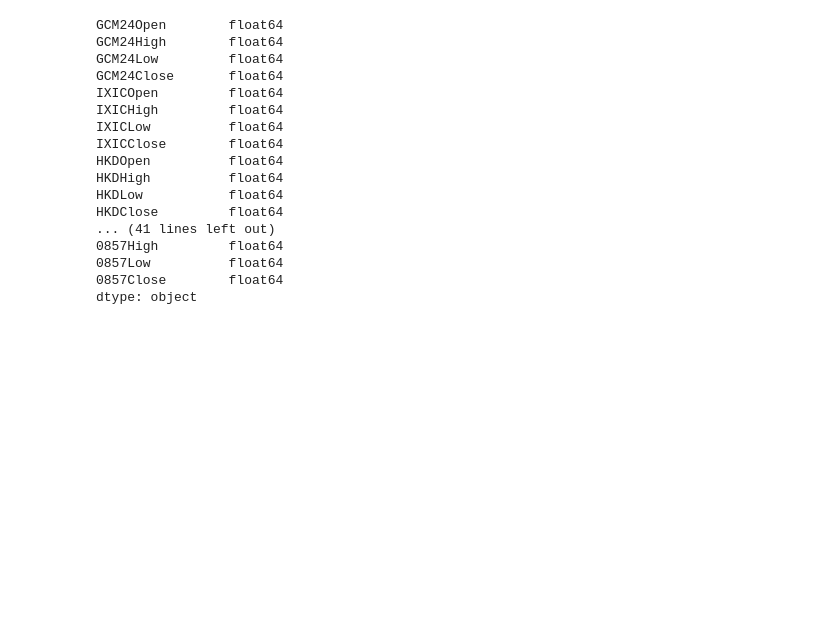
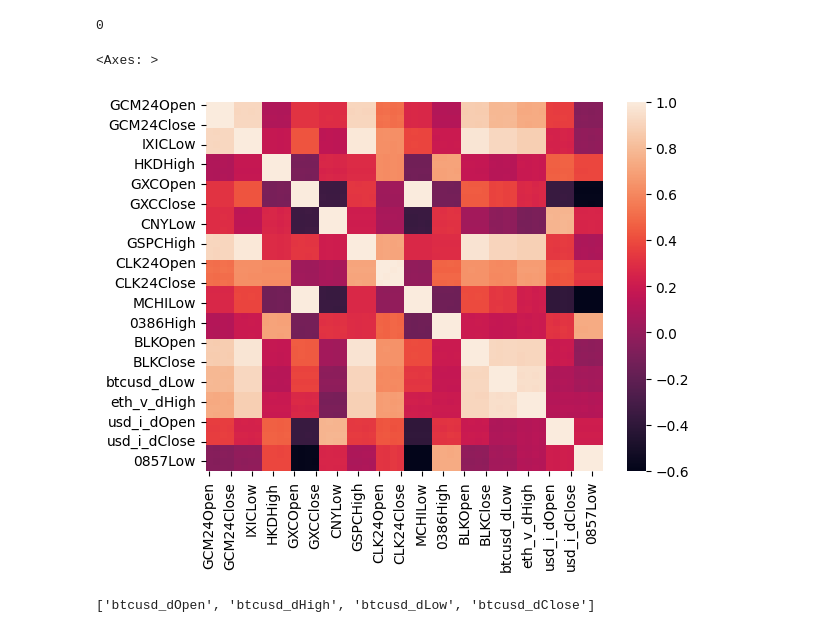
Before and after one commit to Maciej-GBS/SIML-UE, a Jupyter notebook: Projekt.ipynb, the cells around one changed output. Cells and saved outputs as stored; diff of their text form; code cells hidden in the pictures; blank space fills up the shorter version.

```diff
--- a/Projekt.ipynb
+++ b/Projekt.ipynb
@@ -5,23 +5,18 @@ from siml_data import Featureset
 feature_loader = Featureset()
 # %%
 df = feature_loader.get()
-# %%
-df.dtypes
-# %% [output]
-GCM24Open        float64
-GCM24High        float64
-GCM24Low         float64
-GCM24Close       float64
-IXICOpen         float64
-IXICHigh         float64
-IXICLow          float64
-IXICClose        float64
-HKDOpen          float64
-HKDHigh          float64
-HKDLow           float64
-HKDClose         float64
-... (41 lines left out)
-0857High         float64
-0857Low          float64
-0857Close        float64
-dtype: object
+# %%
+df.isna().sum().sum()
+# %% [output]
+0
+# %%
+import matplotlib.pyplot as plt
+import seaborn as sns
+sns.heatmap(df.corr())
+# %% [output]
+<Axes: >
+[figure, added]
+# %%
+[x for x in df.columns if 'btc' in x.lower()]
+# %% [output]
+['btcusd_dOpen', 'btcusd_dHigh', 'btcusd_dLow', 'btcusd_dClose']
```
Also changed, not shown: parts of 7 cells of this notebook, 1 other file.
